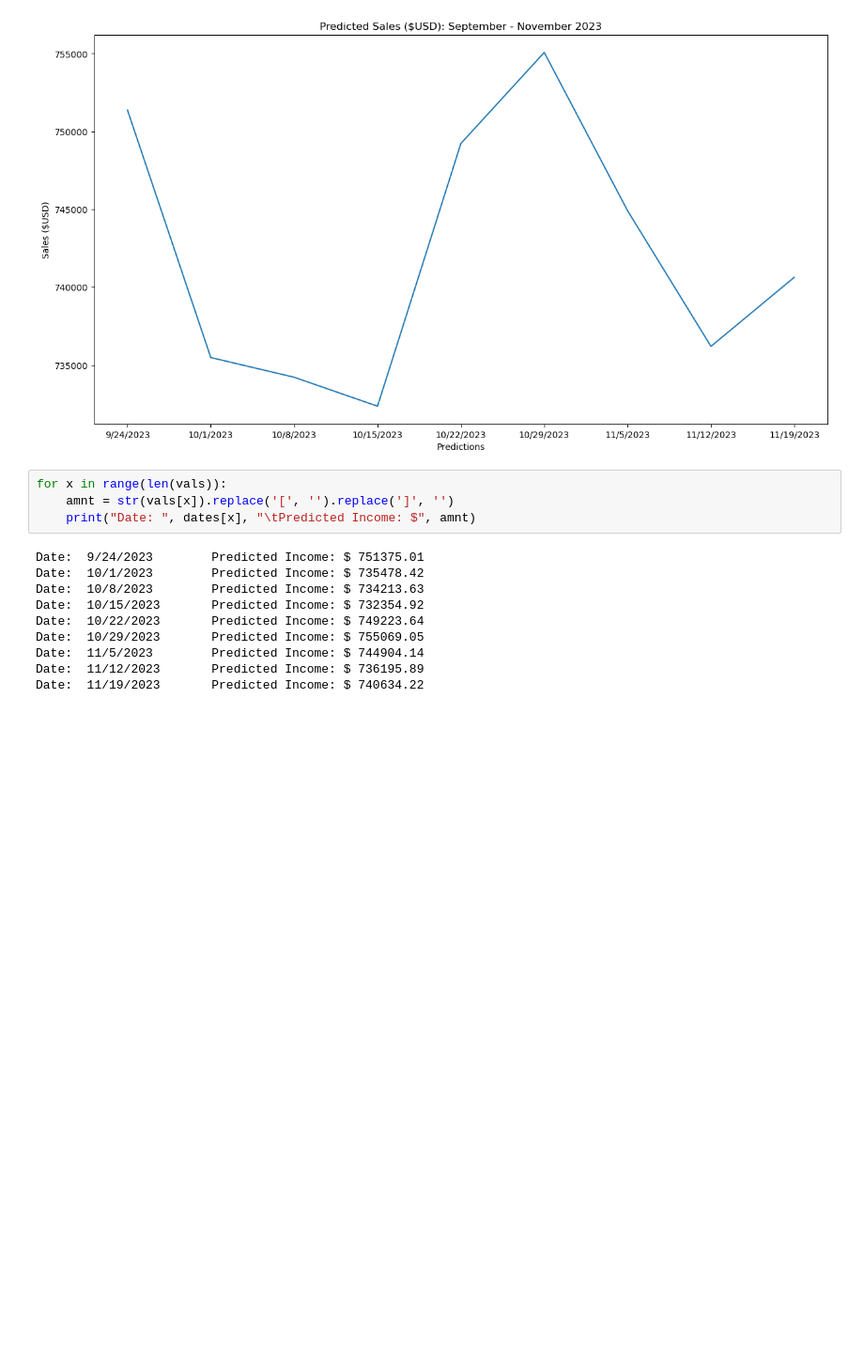
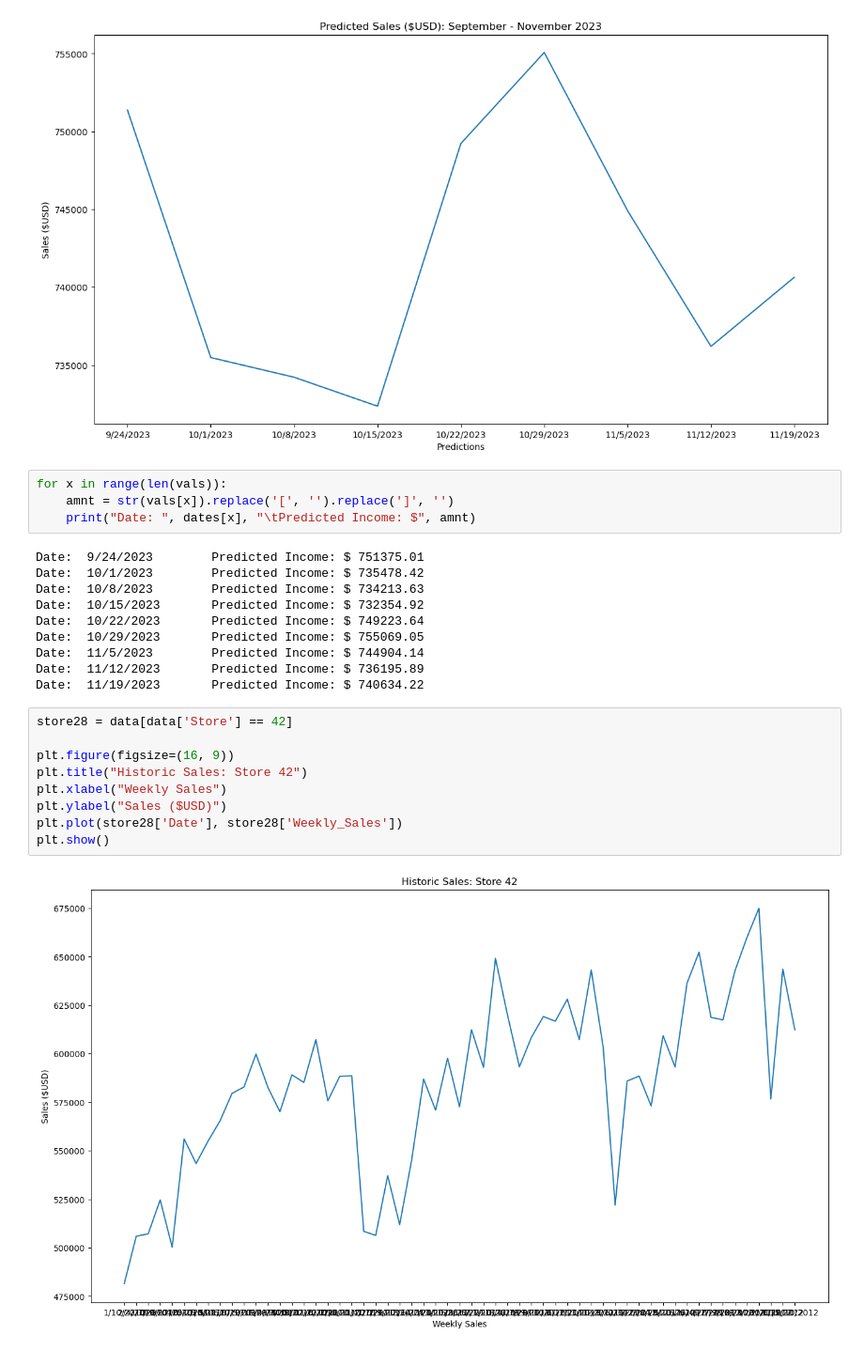
Before and after one commit to PAndrewTurner/FinPulse, a Jupyter notebook: Sales Regression Model.ipynb, the cells around one changed output. Shown at 94% size. Saved outputs shown, nothing was run; the diff lists cells and outputs as text; blank space fills up the shorter version.

```diff
--- a/Sales Regression Model.ipynb
+++ b/Sales Regression Model.ipynb
@@ -110,3 +110,14 @@ Date:  10/29/2023       Predicted Income: $ 755069.05
 Date:  11/5/2023        Predicted Income: $ 744904.14
 Date:  11/12/2023       Predicted Income: $ 736195.89
 Date:  11/19/2023       Predicted Income: $ 740634.22
+# %%
+store28 = data[data['Store'] == 42]
+
+plt.figure(figsize=(16, 9))
+plt.title("Historic Sales: Store 42")
+plt.xlabel("Weekly Sales")
+plt.ylabel("Sales ($USD)")
+plt.plot(store28['Date'], store28['Weekly_Sales'])
+plt.show()
+# %% [output]
+[figure, added]
```
Also changed, not shown: parts of 1 cell of this notebook.
